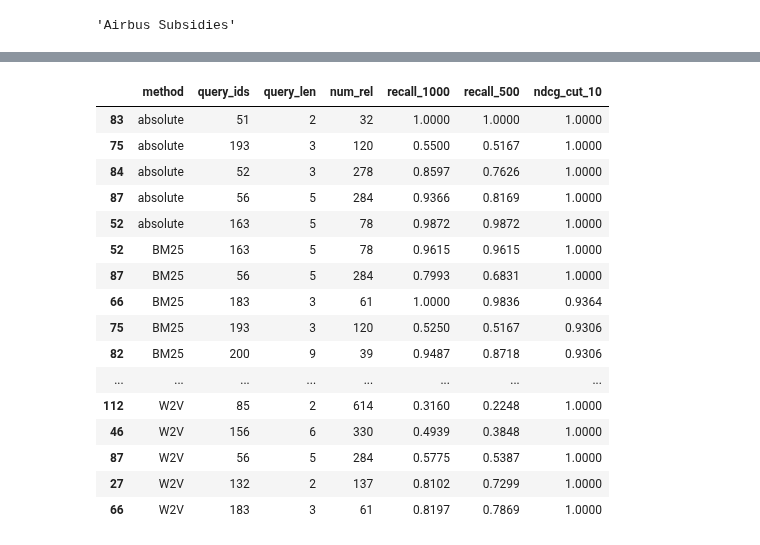
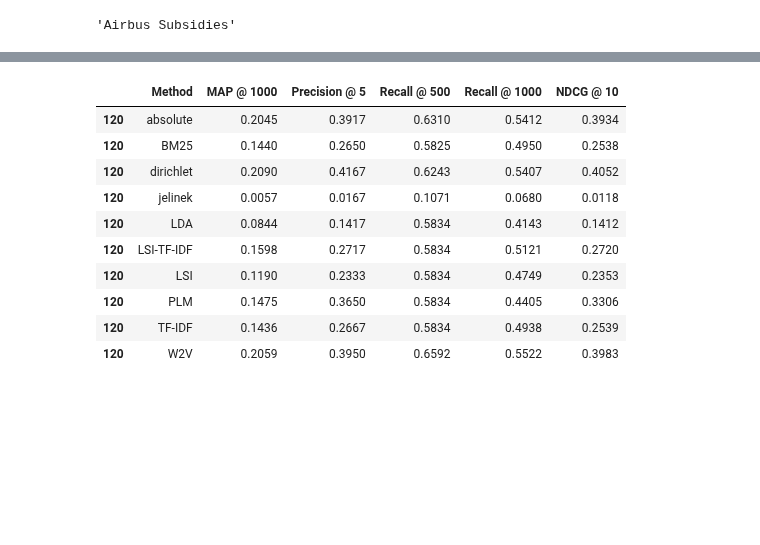
Before and after one commit to JappaB/Information-Retrieval, a Jupyter notebook: analysis.ipynb, the cells around one changed output, grey strips where cells are left out. Saved outputs shown, nothing was run; the diff lists cells and outputs as text; code cells hidden in the pictures; blank space fills up the shorter version.

Commit message:
Various plots and tables

```diff
--- a/analysis.ipynb
+++ b/analysis.ipynb
@@ -103,38 +369,39 @@ W2V_test_5eps.txt
 # %%
-import pandas as pd
+# This cell prints the test set results:
 
 
-top_five_frames = []
+frames = []
+
+names = [
+        'Method',
+        'MAP @ 1000',
+        'Precision @ 5',
+        'Recall @ 500',
+        'Recall @ 1000',
+        'NDCG @ 10'
+]
 
 models = list(eval_data.keys())
 for model in models:
     data = pd.DataFrame(eval_data[model])
-    data = data[data.query_ids != 'all']
-    data = data[data.recall_1000 != '0.0000']
-    data = data[['method', 'query_ids', 'query_len', 'num_rel', 'recall_1000', 'recall_500', 'ndcg_cut_10']]
+    data = data[data.query_ids == 'all']
+    data = data[['method', 'map', 'P_5', 'recall_1000','recall_500', 'ndcg_cut_10']]
     data = data.sort_values(by=['ndcg_cut_10'], ascending=False).head(5)
-    top_five_frames.append(data)
+    frames.append(data)
 
-
-#hard_queries =
-data = pd.concat(top_five_frames)
+data = pd.concat(frames)
+data.columns = names
 
 data
 # %% [output]
-|  | method | query_ids | query_len | num_rel | recall_1000 | recall_500 | ndcg_cut_10 |
-| 83 | absolute | 51 | 2 | 32 | 1.0000 | 1.0000 | 1.0000 |
-| 75 | absolute | 193 | 3 | 120 | 0.5500 | 0.5167 | 1.0000 |
-| 84 | absolute | 52 | 3 | 278 | 0.8597 | 0.7626 | 1.0000 |
-| 87 | absolute | 56 | 5 | 284 | 0.9366 | 0.8169 | 1.0000 |
-| 52 | absolute | 163 | 5 | 78 | 0.9872 | 0.9872 | 1.0000 |
-| 52 | BM25 | 163 | 5 | 78 | 0.9615 | 0.9615 | 1.0000 |
-| 87 | BM25 | 56 | 5 | 284 | 0.7993 | 0.6831 | 1.0000 |
-| 66 | BM25 | 183 | 3 | 61 | 1.0000 | 0.9836 | 0.9364 |
-| 75 | BM25 | 193 | 3 | 120 | 0.5250 | 0.5167 | 0.9306 |
-| 82 | BM25 | 200 | 9 | 39 | 0.9487 | 0.8718 | 0.9306 |
-| ... | ... | ... | ... | ... | ... | ... | ... |
-| 112 | W2V | 85 | 2 | 614 | 0.3160 | 0.2248 | 1.0000 |
-| 46 | W2V | 156 | 6 | 330 | 0.4939 | 0.3848 | 1.0000 |
-| 87 | W2V | 56 | 5 | 284 | 0.5775 | 0.5387 | 1.0000 |
-| 27 | W2V | 132 | 2 | 137 | 0.8102 | 0.7299 | 1.0000 |
-| 66 | W2V | 183 | 3 | 61 | 0.8197 | 0.7869 | 1.0000 |
+|  | Method | MAP @ 1000 | Precision @ 5 | Recall @ 500 | Recall @ 1000 | NDCG @ 10 |
+| 120 | absolute | 0.2045 | 0.3917 | 0.6310 | 0.5412 | 0.3934 |
+| 120 | BM25 | 0.1440 | 0.2650 | 0.5825 | 0.4950 | 0.2538 |
+| 120 | dirichlet | 0.2090 | 0.4167 | 0.6243 | 0.5407 | 0.4052 |
+| 120 | jelinek | 0.0057 | 0.0167 | 0.1071 | 0.0680 | 0.0118 |
+| 120 | LDA | 0.0844 | 0.1417 | 0.5834 | 0.4143 | 0.1412 |
+| 120 | LSI-TF-IDF | 0.1598 | 0.2717 | 0.5834 | 0.5121 | 0.2720 |
+| 120 | LSI | 0.1190 | 0.2333 | 0.5834 | 0.4749 | 0.2353 |
+| 120 | PLM | 0.1475 | 0.3650 | 0.5834 | 0.4405 | 0.3306 |
+| 120 | TF-IDF | 0.1436 | 0.2667 | 0.5834 | 0.4938 | 0.2539 |
+| 120 | W2V | 0.2059 | 0.3950 | 0.6592 | 0.5522 | 0.3983 |
```
Also changed, not shown: parts of 10 cells of this notebook.
